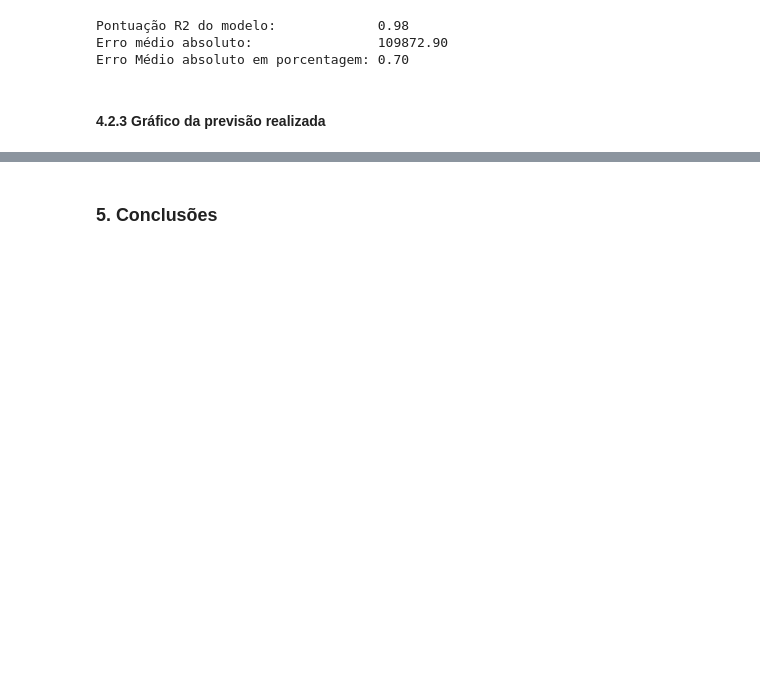
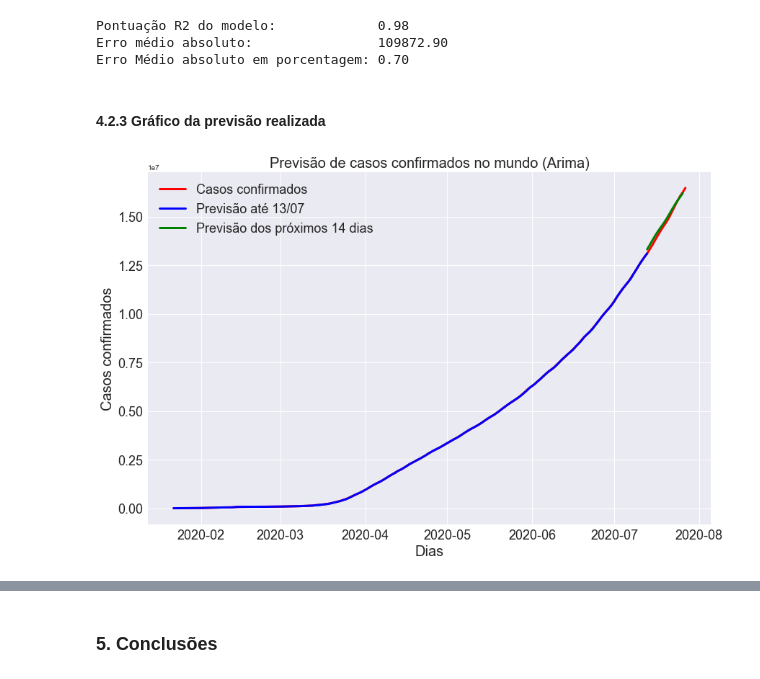
Before and after one commit to felixfabio/previsao-COVID, a Jupyter notebook: analise_covid19.ipynb, the cells around one changed output, grey strips where cells are left out. Drawn from its saved outputs; the diff is of its cells as text; code cells hidden in the pictures; blank space fills up the shorter version.

```diff
--- a/analise_covid19.ipynb
+++ b/analise_covid19.ipynb
@@ -261,4 +261,18 @@ Erro médio absoluto:                109872.90
 Erro Médio absoluto em porcentagem: 0.70
 # %% [markdown]
 #### 4.2.3 Gráfico da previsão realizada
+# %%
+plt.figure(figsize=(14,9))
+plt.plot(Confirmados.index,Confirmados,color='red',linewidth=3)
+plt.plot(Confirmados.index[:174],modelo_arima.predict_in_sample(),color='blue',linewidth=3)
+plt.plot(pd.date_range('2020-07-13','2020-07-26'), modelo_arima.predict(14),color='green',linewidth=3)
+plt.title("Previsão de casos confirmados no mundo (Arima)",size=20)
+plt.xlabel("Dias",size=20)
+plt.ylabel("Casos confirmados",size=20)
+plt.legend(["Casos confirmados","Previsão até 13/07","Previsão dos próximos 14 dias"],prop={'size':18})
+plt.xticks(size=18)
+plt.yticks(size=18)
+plt.show()
+# %% [output]
+[figure, added]
 # %%
```
Also changed, not shown: parts of 1 cell of this notebook, 1 other file.
